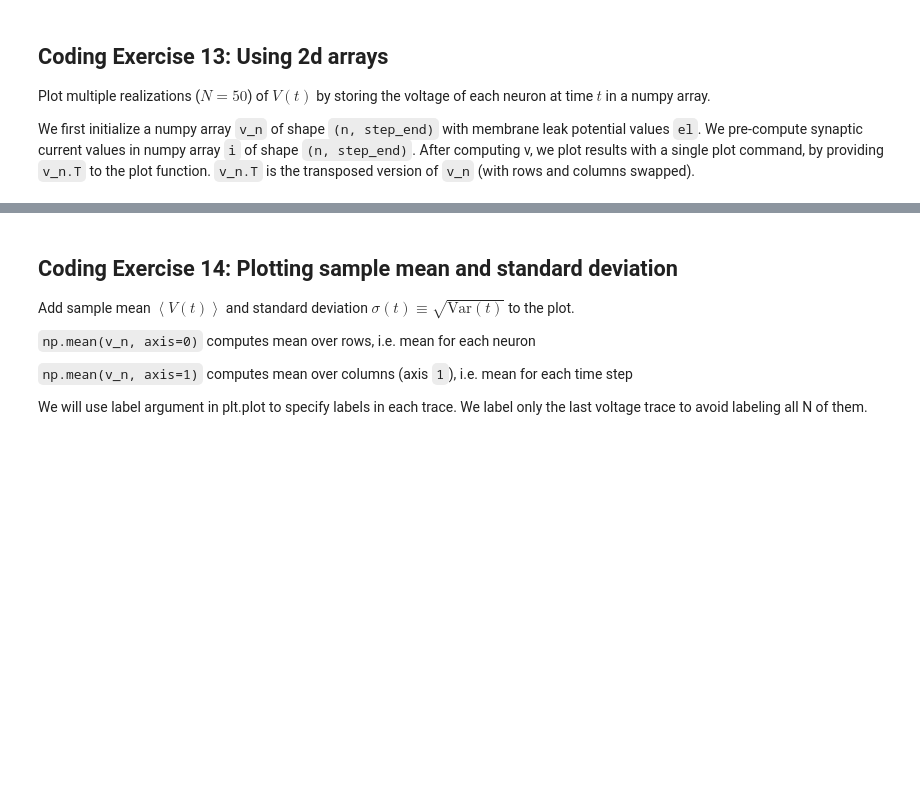
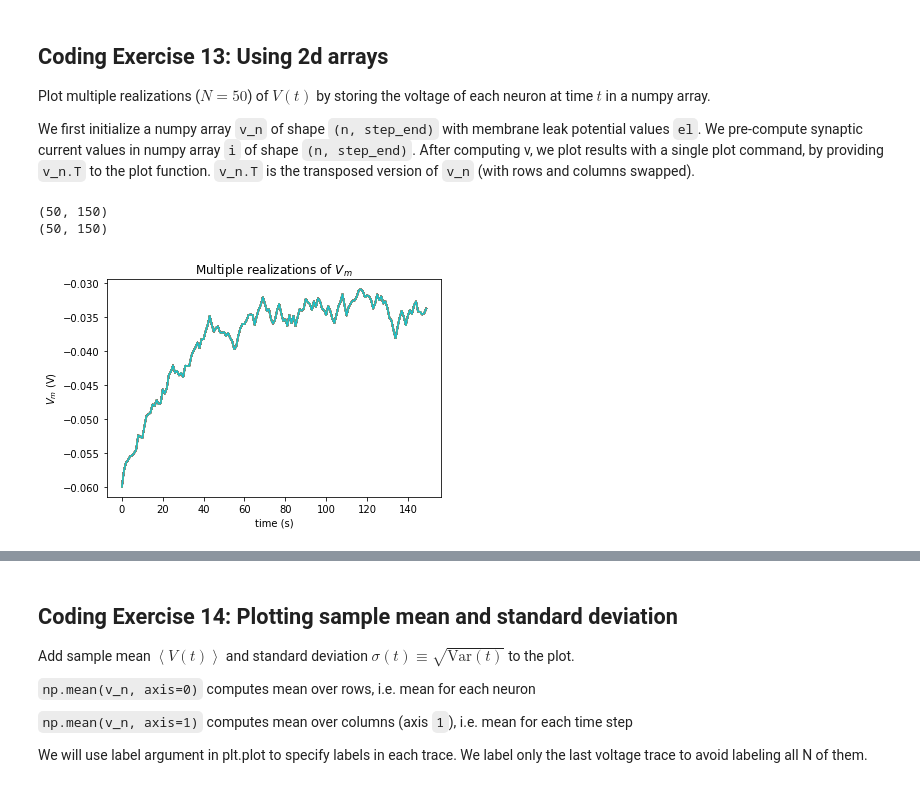
Before and after one commit to SuhaasAdiraju/NeuromatchAcademy2021_Workthrough_SA, a Jupyter notebook: tutorials/W0D1_PythonWorkshop1/student/W0D1_Tutorial1.ipynb, the cells around one changed output, grey strips where cells are left out. Saved outputs shown, nothing was run; the diff lists cells and outputs as text; code cells hidden in the pictures; blank space fills up the shorter version.

```diff
--- a/tutorials/W0D1_PythonWorkshop1/student/W0D1_Tutorial1.ipynb
+++ b/tutorials/W0D1_PythonWorkshop1/student/W0D1_Tutorial1.ipynb
@@ -1164,34 +1164,40 @@ We first initialize a numpy array `v_n` of shape `(n, step_end)` with membrane l
 # %%
 #################################################
 ## TODO for students: fill out code to use 2d arrays ##
 # Fill out code and comment or remove the next line
-raise NotImplementedError("Student exercise: You need to rewrite code to use 2d arrays")
+    #raise NotImplementedError("Student exercise: You need to rewrite code to use 2d arrays")
 #################################################
 
 # Set random number generator
 np.random.seed(2020)
 
 # Initialize step_end, n, t_range, v and i
 step_end = int(t_max / dt)
 n = 50
 t_range = np.linspace(0, t_max, num=step_end)
 v_n = el * np.ones([n, step_end])
-i = ...
-
+i = [i_mean * (1 + 0.1 * (t_max/dt) ** (0.5) * (2 * np.random.random(step_end) - 1)))
+print(i.shape)
 # Loop for step_end - 1 steps
 for step in range(1, step_end):
 
    # Compute v_n
-   v_n[:, step] = ...
+   v_n[:, step] = v_n[:,step-1] + (dt / tau) * (el - v_n[:,step-1] + r* i[:,step])
+
+print(v_n.shape)
 
 # Plot figure
 plt.figure()
 plt.title('Multiple realizations of $V_m$')
 plt.xlabel('time (s)')
 plt.ylabel('$V_m$ (V)')
 
-plt.plot(...)
+plt.plot(v_n.T)
 plt.show()
+# %% [output]
+(50, 150)
+(50, 150)
+[figure, added]
 # %% [markdown]
 [*Click for solution*](https://github.com/NeuromatchAcademy/precourse/tree/main//tutorials/W0D1_PythonWorkshop1/solutions/W0D1_Tutorial1_Solution_93456241.py)
 
```
